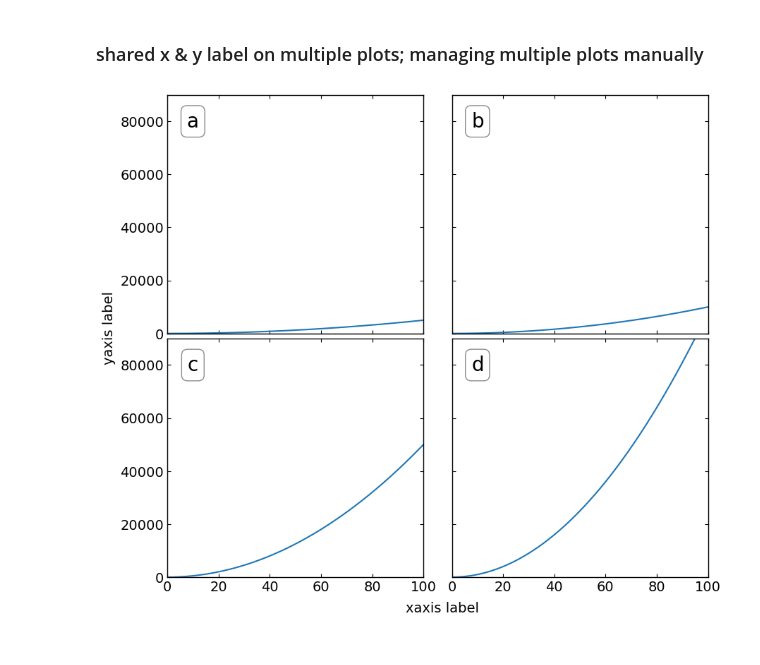
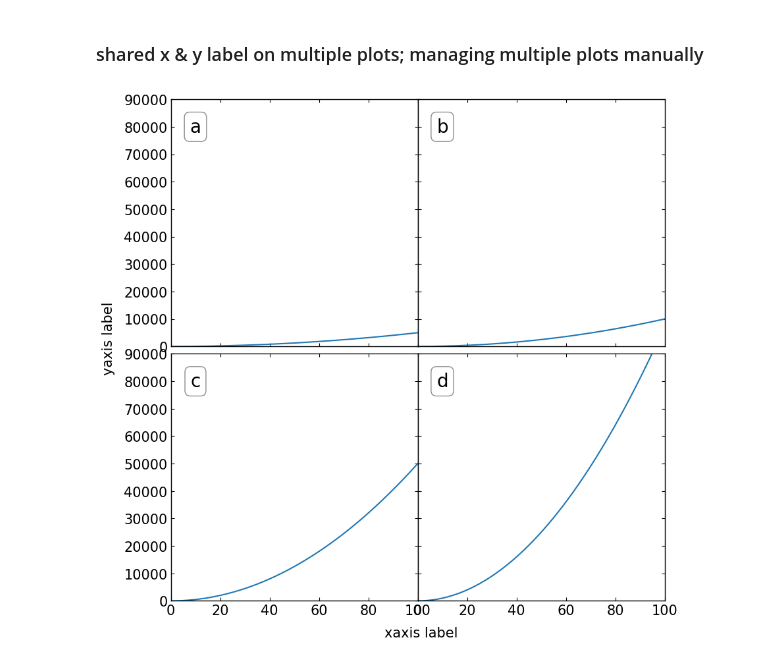
Before and after one commit to astrodoo/CodeExr, a Jupyter notebook: Python/ipynb/matplotlib3.ipynb, the cells around one changed output. Saved outputs shown, nothing was run; the diff lists cells and outputs as text; code cells hidden in the pictures.

```diff
--- a/Python/ipynb/matplotlib3.ipynb
+++ b/Python/ipynb/matplotlib3.ipynb
@@ -558,7 +559,7 @@ y4 = x**2*10
 
 # subplots configuration  (position should be converted to normal scale)
 pltx0=[30.,10.]; plty0=[20.,10.]   # margin left & right
-pltxw=30.; pltyw=5.                # x(horizontal), y(vertical) gap
+pltxw=0.; pltyw=3.                # x(horizontal), y(vertical) gap
 pltxs=100.; pltys=100.             # plot size
 winxs=np.sum(pltx0)+2*pltxs+pltxw; winys=np.sum(plty0)+2*pltys+pltyw
 
@@ -568,66 +569,56 @@ bbox_props = dict(boxstyle="round", fc="w", ec="0.5", alpha=0.9)
 
 # first plot
 ax1  = fig.add_subplot(221)
-
 ax1.plot(x,y1)
-
 ax1.set_xlim(xlim[0], xlim[1])
 ax1.set_ylim(ylim[0], ylim[1])
-
 ax1.text(10, 80000, "a", ha="center", va="center", size=20,
         bbox=bbox_props)
 plt.setp(ax1.get_xticklabels(), visible=False)
 
 # second plot
 ax2  = fig.add_subplot(222, sharey=ax1)
-
 ax2.plot(x,y2)
-
 ax2.set_xlim(xlim[0], xlim[1])
 ax2.set_ylim(ylim[0], ylim[1])
-
 ax2.text(10, 80000, "b", ha="center", va="center", size=20,
         bbox=bbox_props)
 
 plt.setp(ax2.get_xticklabels(), visible=False)
 plt.setp(ax2.get_yticklabels(), visible=False)
-plt.subplots_adjust(wspace=pltxw/winxs)
+#plt.subplots_adjust(wspace=pltxw/pltxs)
 
 # third plot
 ax3  = fig.add_subplot(223, sharex=ax1)
-
 ax3.plot(x,y3)
-
 ax3.set_xlim(xlim[0], xlim[1])
 ax3.set_ylim(ylim[0], ylim[1])
-
 ax3.text(10, 80000, "c", ha="center", va="center", size=20,
         bbox=bbox_props)
 
-plt.subplots_adjust(hspace=pltyw/winys)
+#plt.subplots_adjust(hspace=pltyw/pltys)
 
 # forth plot
 ax4  = fig.add_subplot(224, sharex=ax2, sharey=ax3)
-
 ax4.plot(x,y4)
-
 ax4.set_xlim(xlim[0], xlim[1])
 ax4.set_ylim(ylim[0], ylim[1])
-
 ax4.text(10, 80000, "d", ha="center", va="center", size=20,
         bbox=bbox_props)
 
 plt.setp(ax4.get_yticklabels(), visible=False)
-plt.subplots_adjust(hspace=pltyw/winys, wspace=pltxw/winxs)
+#plt.subplots_adjust(hspace=pltyw/pltys, wspace=pltxw/pltxs)
 
 # set the figure label
 plt.annotate('yaxis label',(0.01,0.6),xycoords='figure fraction',rotation='vertical')
 plt.annotate('xaxis label',(0.49,0.02),xycoords='figure fraction')
 
 # adjust margin
-fig.subplots_adjust(left=pltx0[0]/winxs,right=(winxs-pltx0[1])/winxs,bottom=plty0[0]/winys,top=(winys-plty0[1])/winys)
+fig.subplots_adjust(left=pltx0[0]/winxs,right=1-pltx0[1]/winxs,bottom=plty0[0]/winys,top=1-plty0[1]/winys \
+                   ,hspace=pltyw/pltys, wspace=pltxw/pltxs)
 
 # save the figure
+
 #fig.savefig('test.eps')
 # %% [output]
-[figure, old version]
+[figure, new version]
```
Also changed, not shown: parts of 13 cells of this notebook, 9 other files.
